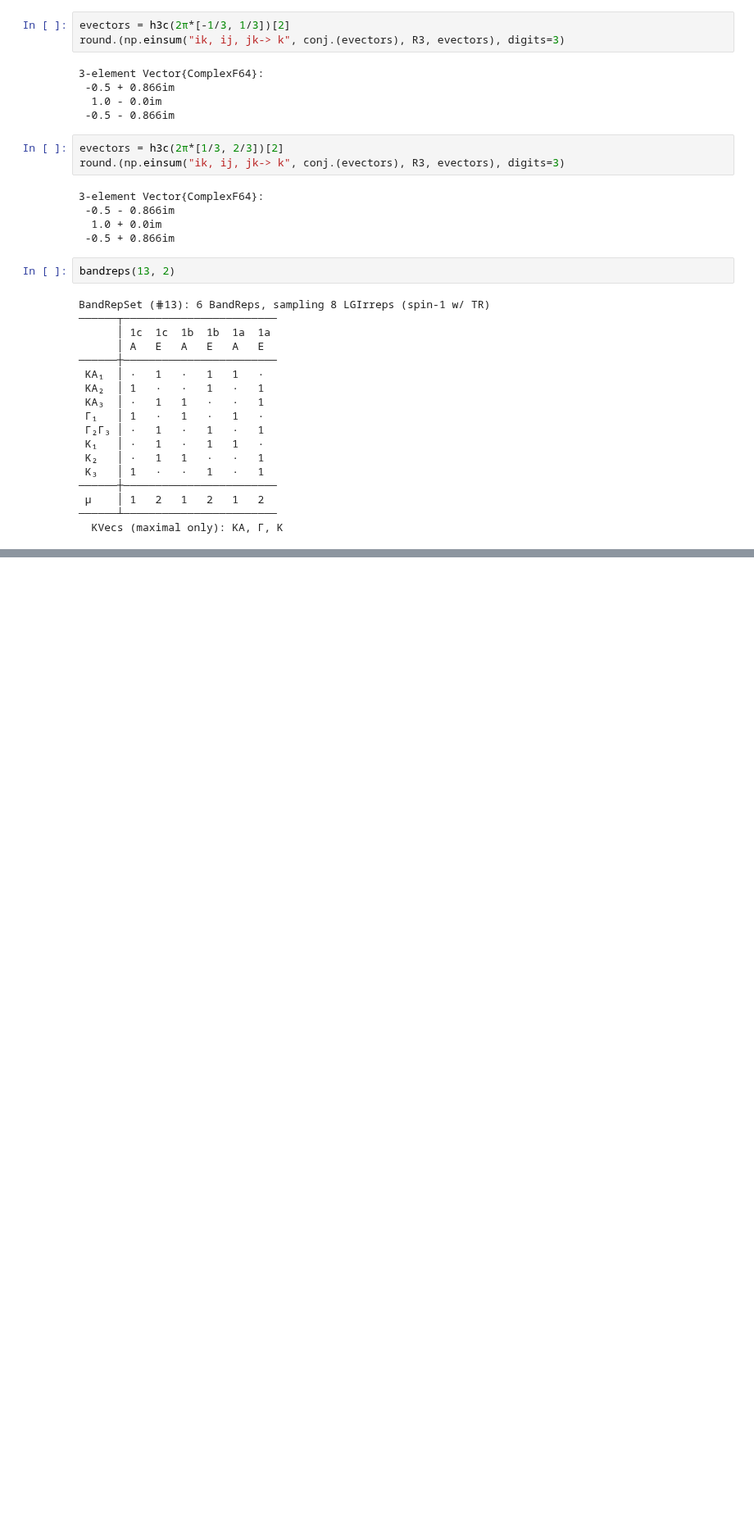
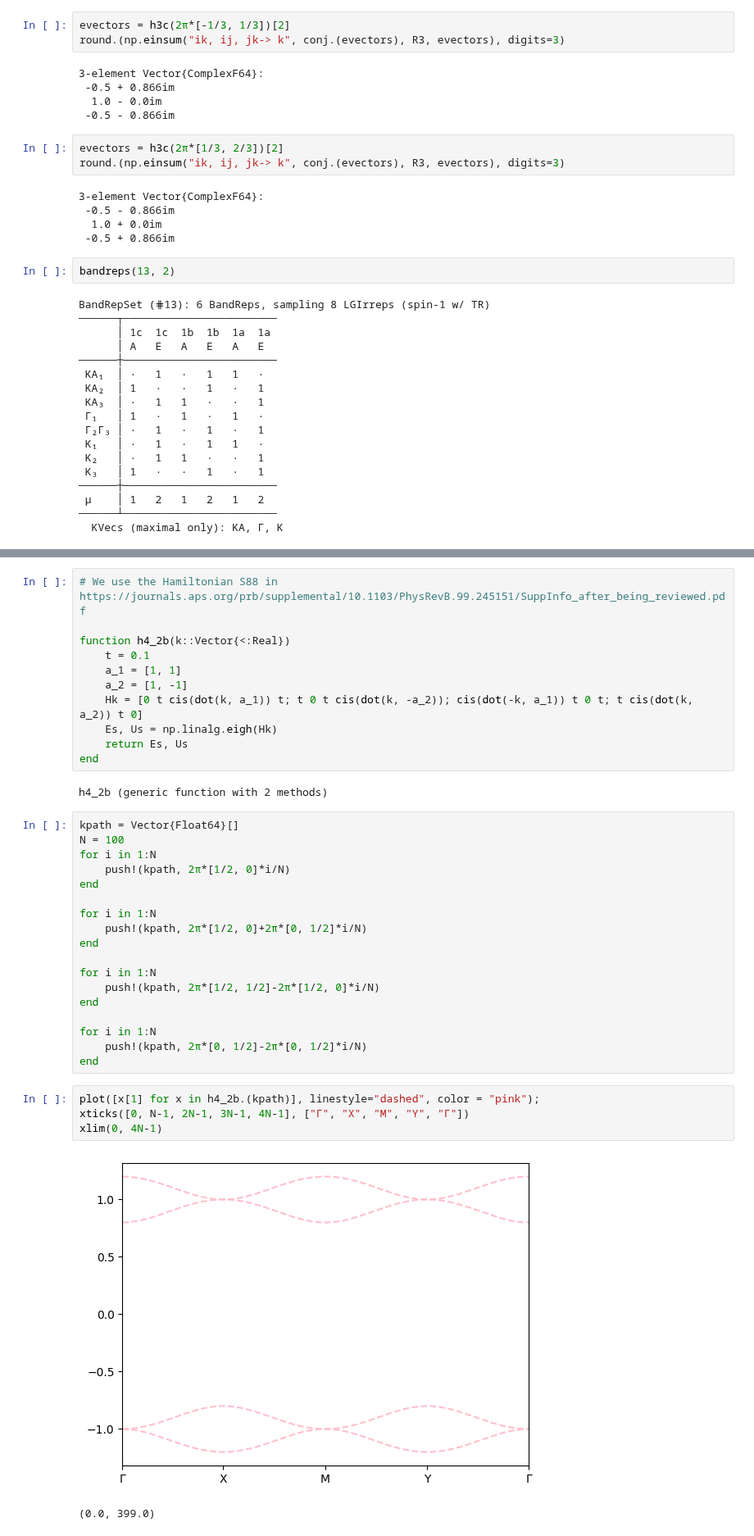
Before and after one commit to AliGhorashiCMT/Topological-Prevalence, a Jupyter notebook: Tight Binding Models/Primitive Generators.ipynb, the cells around one changed output, grey strips where cells are left out. Shown at 82% size. Drawn from its saved outputs; the diff is of its cells as text; blank space fills up the shorter version.

```diff
--- a/Tight Binding Models/Primitive Generators.ipynb
+++ b/Tight Binding Models/Primitive Generators.ipynb
@@ -94,0 +98,38 @@ BandRepSet (⋕13): 6 BandReps, sampling 8 LGIrreps (spin-1 w/ TR)
+# %%
+# We use the Hamiltonian S88 in https://journals.aps.org/prb/supplemental/10.1103/PhysRevB.99.245151/SuppInfo_after_being_reviewed.pdf
+
+function h4_2b(k::Vector{<:Real})
+    t = 0.1
+    a_1 = [1, 1]
+    a_2 = [1, -1]
+    Hk = [0 t cis(dot(k, a_1)) t; t 0 t cis(dot(k, -a_2)); cis(dot(-k, a_1)) t 0 t; t cis(dot(k, a_2)) t 0]
+    Es, Us = np.linalg.eigh(Hk)
+    return Es, Us
+end
+# %% [output]
+h4_2b (generic function with 2 methods)
+# %%
+kpath = Vector{Float64}[]
+N = 100
+for i in 1:N
+    push!(kpath, 2π*[1/2, 0]*i/N)
+end
+
+for i in 1:N
+    push!(kpath, 2π*[1/2, 0]+2π*[0, 1/2]*i/N)
+end
+
+for i in 1:N
+    push!(kpath, 2π*[1/2, 1/2]-2π*[1/2, 0]*i/N)
+end
+
+for i in 1:N
+    push!(kpath, 2π*[0, 1/2]-2π*[0, 1/2]*i/N)
+end
+# %%
+plot([x[1] for x in h4_2b.(kpath)], linestyle="dashed", color = "pink");
+xticks([0, N-1, 2N-1, 3N-1, 4N-1], ["Γ", "X", "M", "Y", "Γ"])
+xlim(0, 4N-1)
+# %% [output]
+[figure, added]
+(0.0, 399.0)
```
Also changed, not shown: parts of 31 cells of this notebook, 1 other file.
